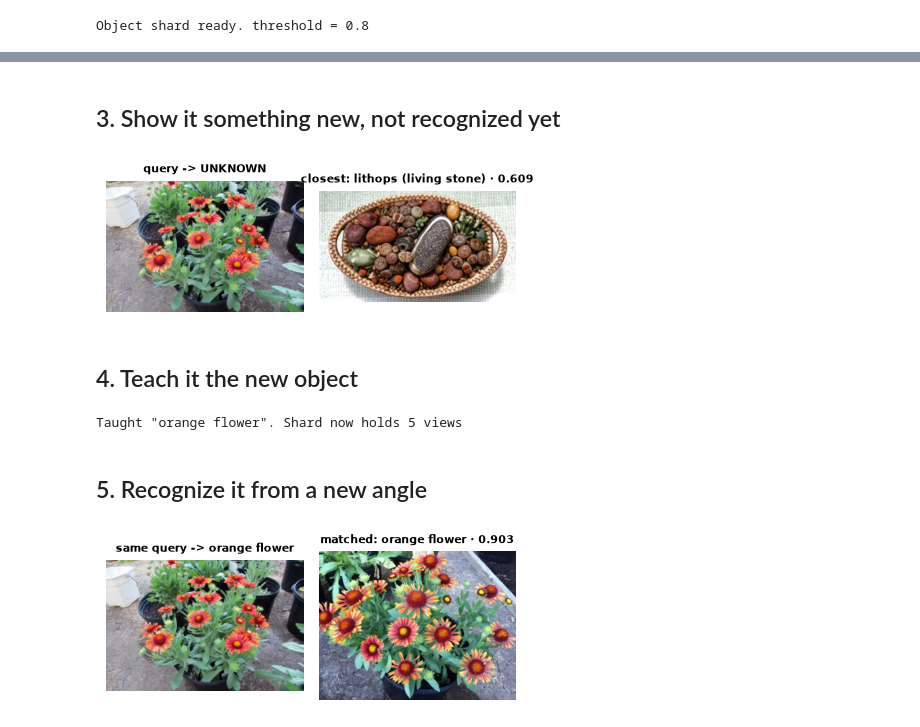
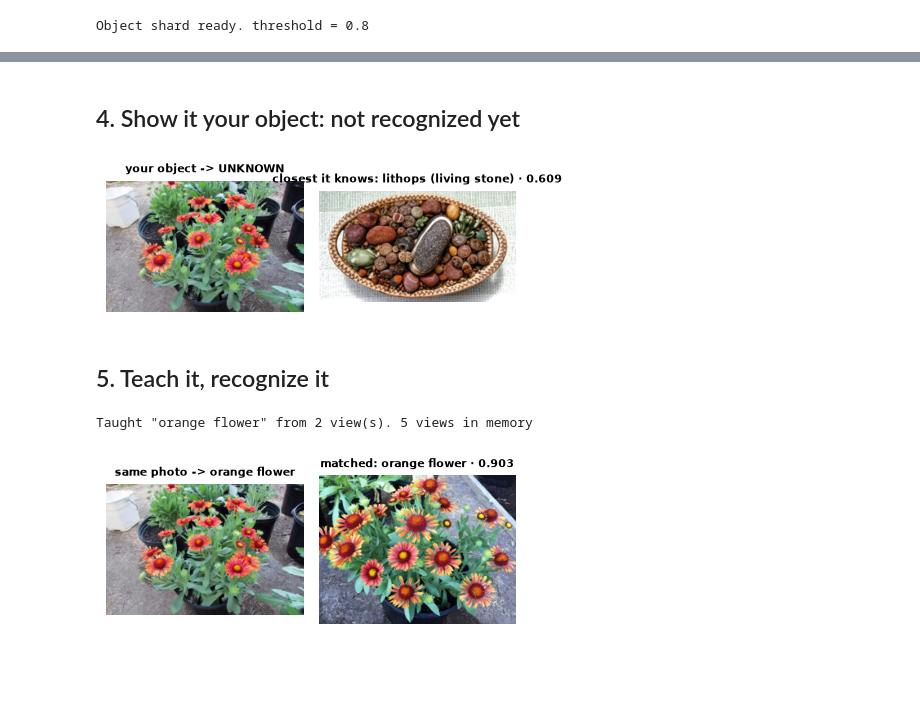
Before and after one commit to Dylancouzon/on-device-memory-course, a Jupyter notebook: L5/L5.ipynb, the cells around one changed output, grey strips where cells are left out. Drawn from its saved outputs; the diff is of its cells as text; code cells hidden in the pictures; blank space fills up the shorter version.

```diff
--- a/L5/L5.ipynb
+++ b/L5/L5.ipynb
@@ -5 +7,12 @@ The device learns a new object by writing example vectors to memory, no retraini
+# %%
+from helper import object_photos
+
+# Teach the device one object you own. Paste image URLs of it: two or
+# more from different angles to teach, and one more to test. Leave these
+# empty to run on the bundled example.
+MY_LABEL = "orange flower"
+TEACH_URLS = []
+TEST_URL = ""
+
+teach_photos, test_photo = object_photos(TEACH_URLS, TEST_URL)
 # %% [markdown]
@@ -56,42 +75,33 @@ Known: lithops (2 views), backpack (1 view). 3 views stored
 # %% [markdown]
-## 3. Show it something new, not recognized yet
+## 4. Show it your object: not recognized yet
 # %%
-from helper import show_images
-
-
 def recognize(shard, query_path, limit=1):
     query_vector = embed_image([query_path])[0]
     hits = shard.query(
         QueryRequest(
             query=Query.Nearest(query_vector, using="image"),
             limit=limit,
             with_payload=True,
         )
     )
     top = hits[0]
     return top, top.score >= RECOGNIZE_THRESHOLD, hits
 
 
-query = "../data/objects/gaillardia_3.jpg"
-top, known, _ = recognize(object_shard, query)
+top, known, _ = recognize(object_shard, test_photo)
 verdict = top.payload["label"] if known else "UNKNOWN"
-show_images([query, top.payload["file"]],
-            captions=[f"query -> {verdict}",
-                      f"closest: {top.payload['label']} · {top.score:.3f}"])
+show_images([test_photo, top.payload["file"]],
+            captions=[f"your object -> {verdict}",
+                      f"closest it knows: {top.payload['label']}"
+                      f" · {top.score:.3f}"])
 # %% [output]
-[figure, old version]
+[figure, new version]
 # %% [markdown]
-## 4. Teach it the new object
+## 5. Teach it, recognize it
 # %%
-# Give the new object a label, then teach two views.
-my_label = "orange flower"
-teach(object_shard, "flower_01", my_label,
-      ["../data/objects/gaillardia_1.jpg",
-       "../data/objects/gaillardia_2.jpg"], start_id=10)
-print(f'Taught "{my_label}". Shard now holds',
-      object_shard.info().points_count, "views")
+teach(object_shard, "my_object", MY_LABEL, teach_photos, start_id=10)
+print(f'Taught "{MY_LABEL}" from {len(teach_photos)} view(s).',
+      object_shard.info().points_count, "views in memory")
 # %% [output]
-Taught "orange flower". Shard now holds 5 views
+Taught "orange flower" from 2 view(s). 5 views in memory
-# %% [markdown]
-## 5. Recognize it from a new angle
 # %%
```
Also changed, not shown: parts of 16 cells of this notebook, 18 other files.
